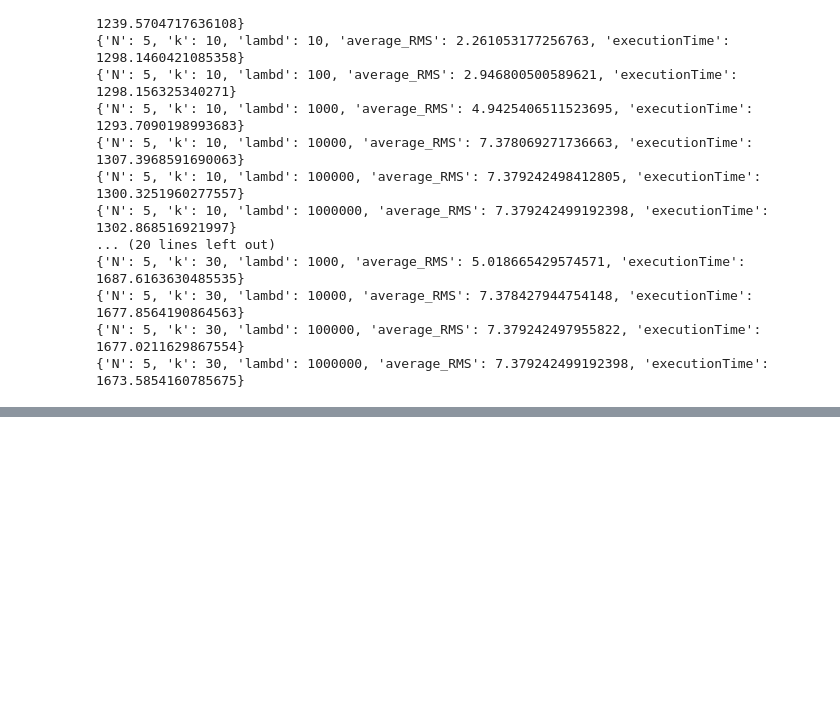
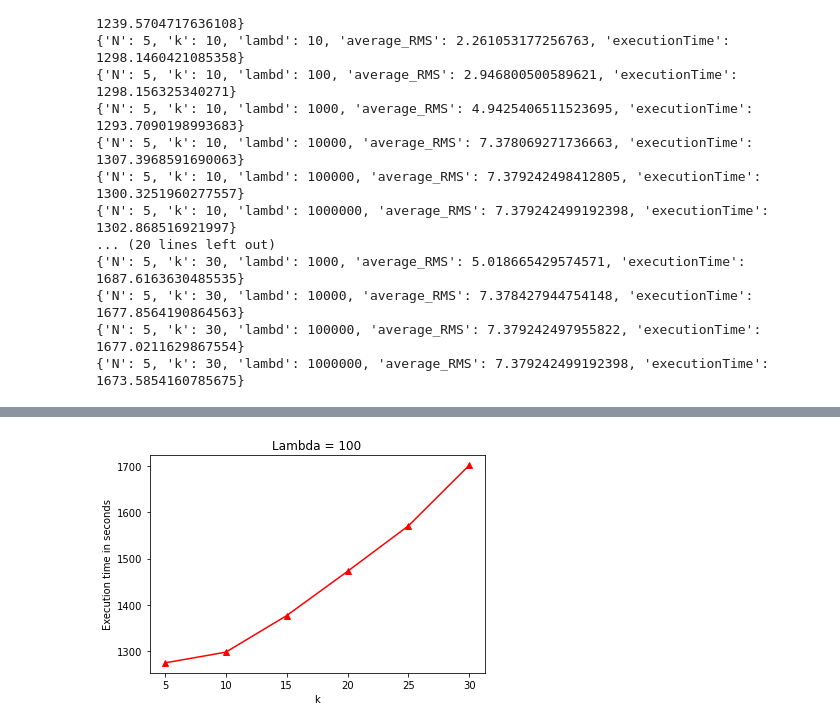
Before and after one commit to ddlee19/cmsc35300_project, a Jupyter notebook: notebook.ipynb, the cells around one changed output, grey strips where cells are left out. Drawn from its saved outputs; the diff is of its cells as text; code cells hidden in the pictures; blank space fills up the shorter version.

```diff
--- a/notebook.ipynb
+++ b/notebook.ipynb
@@ -231,3 +245,12 @@ for dic in json_object:
+# %%
+plt.plot(k_list, execT_list, '-r^')
+plt.xlabel('k')
+plt.ylabel('Execution time in seconds')
+plt.title('Lambda = 100')
+plt.savefig('k_ExecT.pdf', bbox_inches='tight')
+plt.show()
+# %% [output]
+[figure, added]
 # %%
 # np.savetxt('X.csv', X, delimiter=',')
 # np.savetxt('Y.csv', Y, delimiter=',')
```
Also changed, not shown: parts of 3 cells of this notebook, 2 other files.
